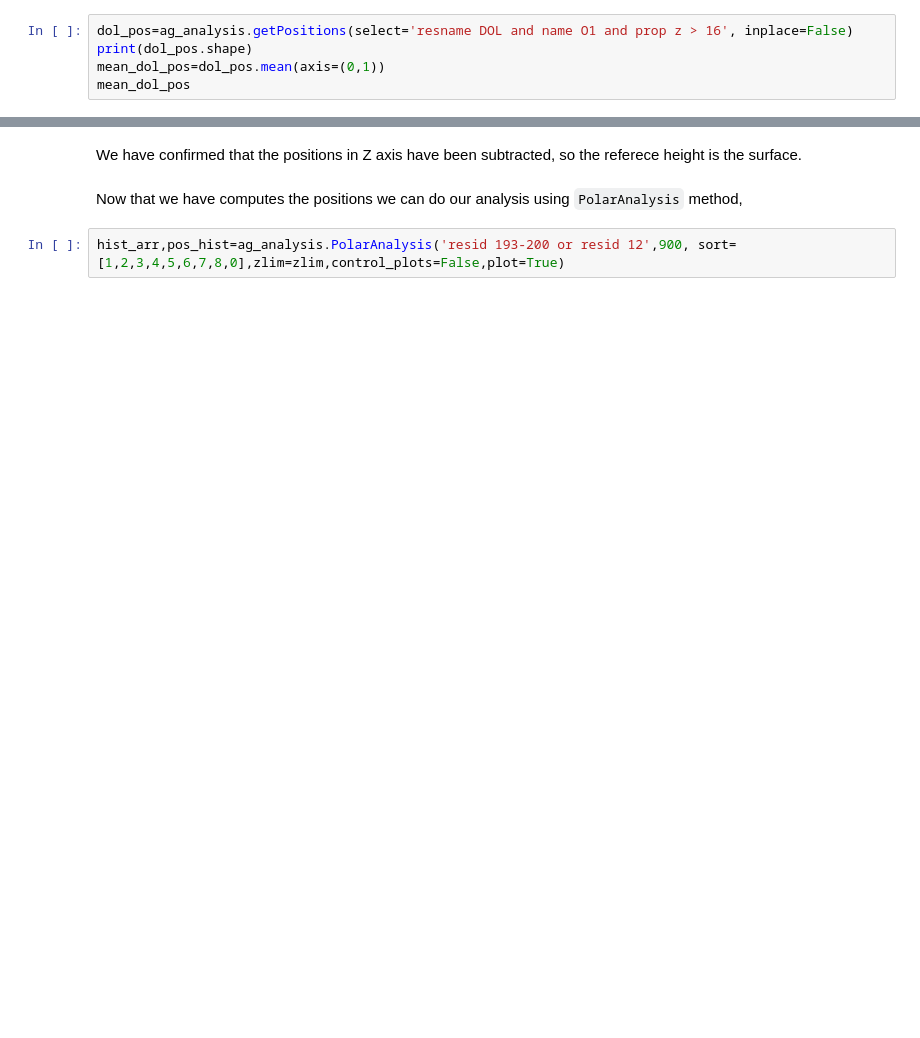
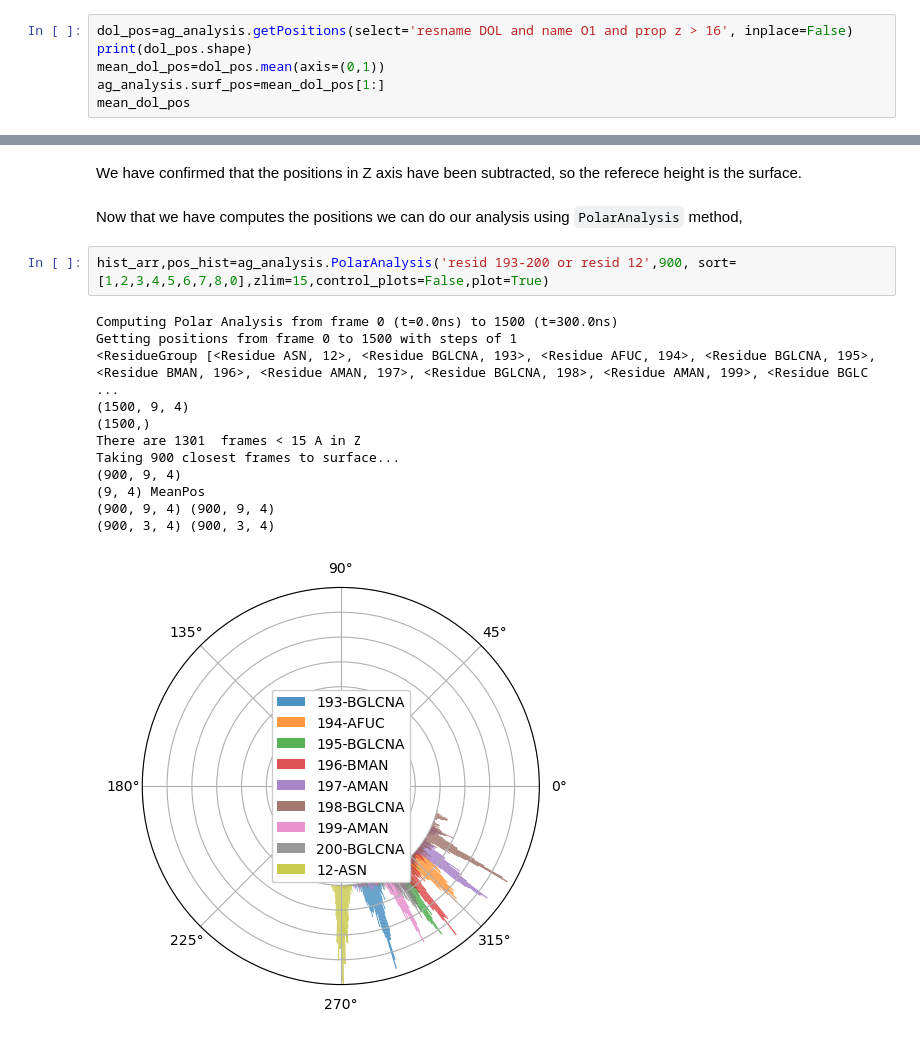
Before and after one commit to pyF4all/2DanalysisTutorials, a Jupyter notebook: BioPolymer2D/BioPolymer2D_Tutorial.ipynb, the cells around one changed output, grey strips where cells are left out. Cells and saved outputs as stored; diff of their text form; blank space fills up the shorter version.

Commit message:
Start Polar analysis tutorial

```diff
--- a/BioPolymer2D/BioPolymer2D_Tutorial.ipynb
+++ b/BioPolymer2D/BioPolymer2D_Tutorial.ipynb
@@ -237,6 +241,7 @@ Since the PBLs gives a certain height to the positions we will compute the posit
 dol_pos=ag_analysis.getPositions(select='resname DOL and name O1 and prop z > 16', inplace=False)
 print(dol_pos.shape)
 mean_dol_pos=dol_pos.mean(axis=(0,1))
+ag_analysis.surf_pos=mean_dol_pos[1:]
 mean_dol_pos
 # %% [output]
 Getting positions from frame 0 to 1500 with steps of 1
@@ -255,4 +260,17 @@ We have confirmed that the positions in Z axis have been subtracted, so the refe
 # %% [markdown]
 Now that we have computes the positions we can do our analysis using `PolarAnalysis` method,
 # %%
-hist_arr,pos_hist=ag_analysis.PolarAnalysis('resid 193-200 or resid 12',900, sort=[1,2,3,4,5,6,7,8,0],zlim=zlim,control_plots=False,plot=True)
+hist_arr,pos_hist=ag_analysis.PolarAnalysis('resid 193-200 or resid 12',900, sort=[1,2,3,4,5,6,7,8,0],zlim=15,control_plots=False,plot=True)
+# %% [output]
+Computing Polar Analysis from frame 0 (t=0.0ns) to 1500 (t=300.0ns)
+Getting positions from frame 0 to 1500 with steps of 1
+<ResidueGroup [<Residue ASN, 12>, <Residue BGLCNA, 193>, <Residue AFUC, 194>, <Residue BGLCNA, 195>, <Residue BMAN, 196>, <Residue AMAN, 197>, <Residue BGLCNA, 198>, <Residue AMAN, 199>, <Residue BGLC ...
+(1500, 9, 4)
+(1500,)
+There are 1301  frames < 15 A in Z
+Taking 900 closest frames to surface...
+(900, 9, 4)
+(9, 4) MeanPos
+(900, 9, 4) (900, 9, 4)
+(900, 3, 4) (900, 3, 4)
+[figure, added]
```
Also changed, not shown: parts of 5 cells of this notebook.
